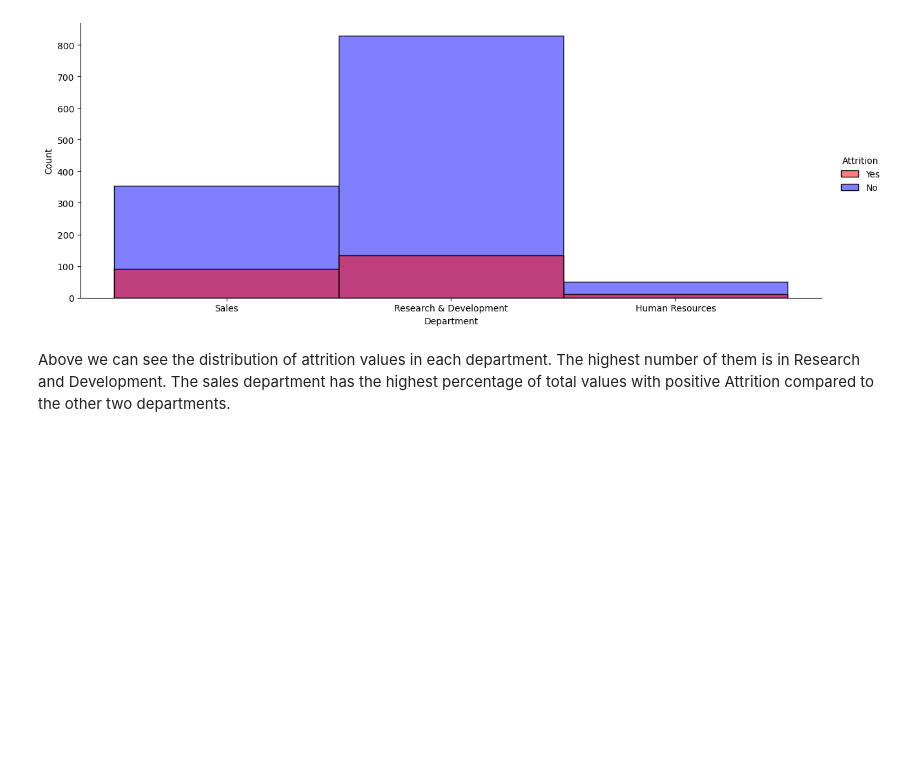
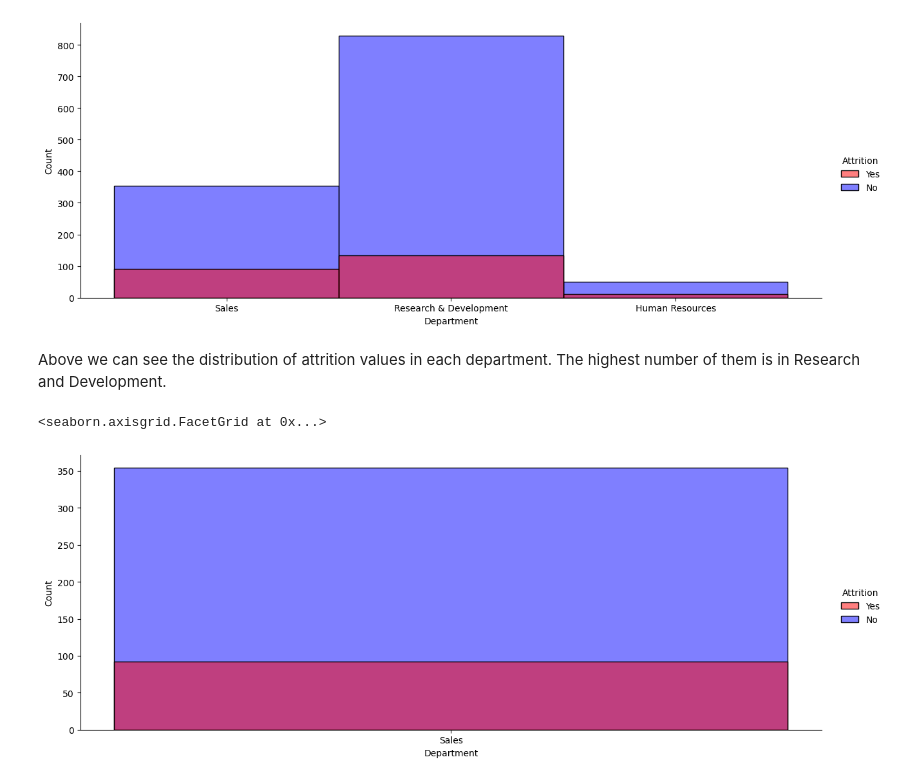
Before and after one commit to mbrigljevic/Employee-attrition-project-, a Jupyter notebook: Attrition in the company .ipynb, the cells around one changed output. Drawn from its saved outputs; the diff is of its cells as text; code cells hidden in the pictures; blank space fills up the shorter version.

```diff
--- a/Attrition in the company .ipynb
+++ b/Attrition in the company .ipynb
@@ -159,4 +159,12 @@ sns.displot(df, x="Department", hue="Attrition", palette={"Yes": "red", "No": "b
 <seaborn.axisgrid.FacetGrid at 0x...>
 [figure]
 # %% [markdown]
-Above we can see the distribution of attrition values in each department. The highest number of them is in Research and Development. The sales department has the highest percentage of total values with positive Attrition compared to the other two departments.
+Above we can see the distribution of attrition values in each department. The highest number of them is in Research and Development.
+# %%
+sales_df = df[df["Department"] == "Sales"]
+hr_df = df[df["Department"] == "Human Resources"]
+# %%
+sns.displot(sales_df, x="Department", hue="Attrition", palette={"Yes": "red", "No": "blue"}, aspect=2.5, bins=50)
+# %% [output]
+<seaborn.axisgrid.FacetGrid at 0x...>
+[figure, added]
```
Also changed, not shown: parts of 3 cells of this notebook.
